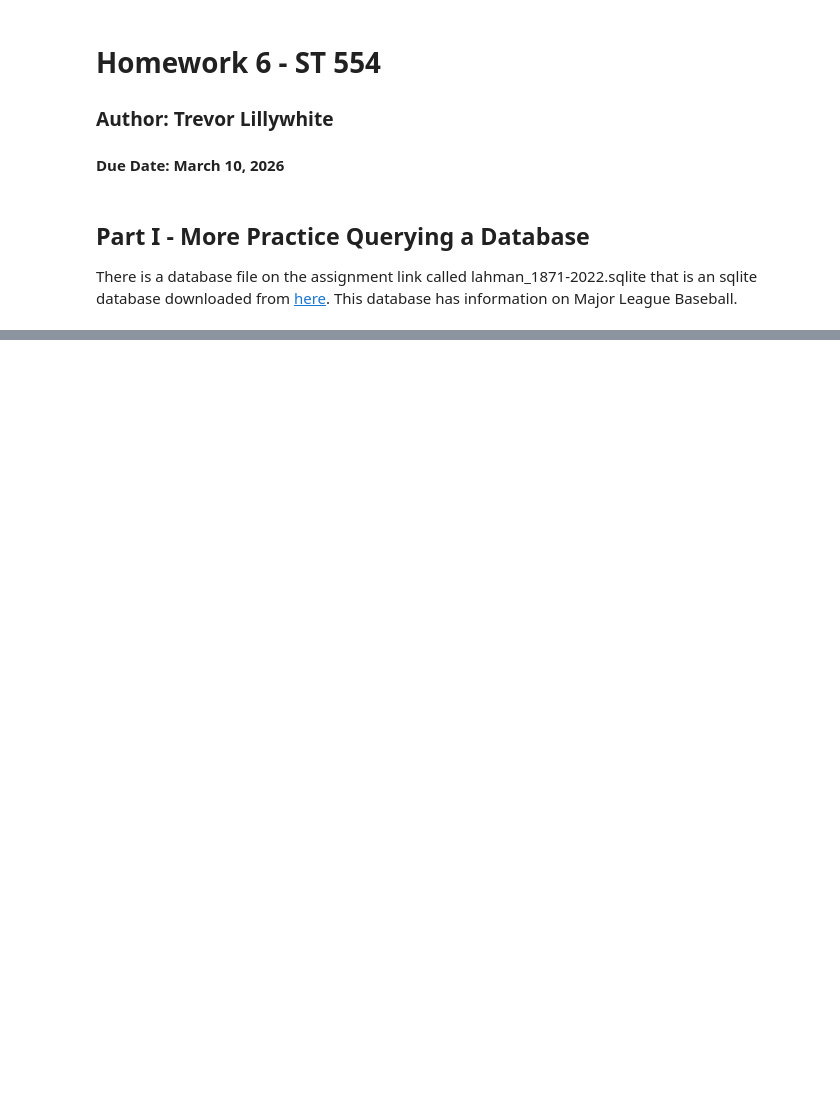
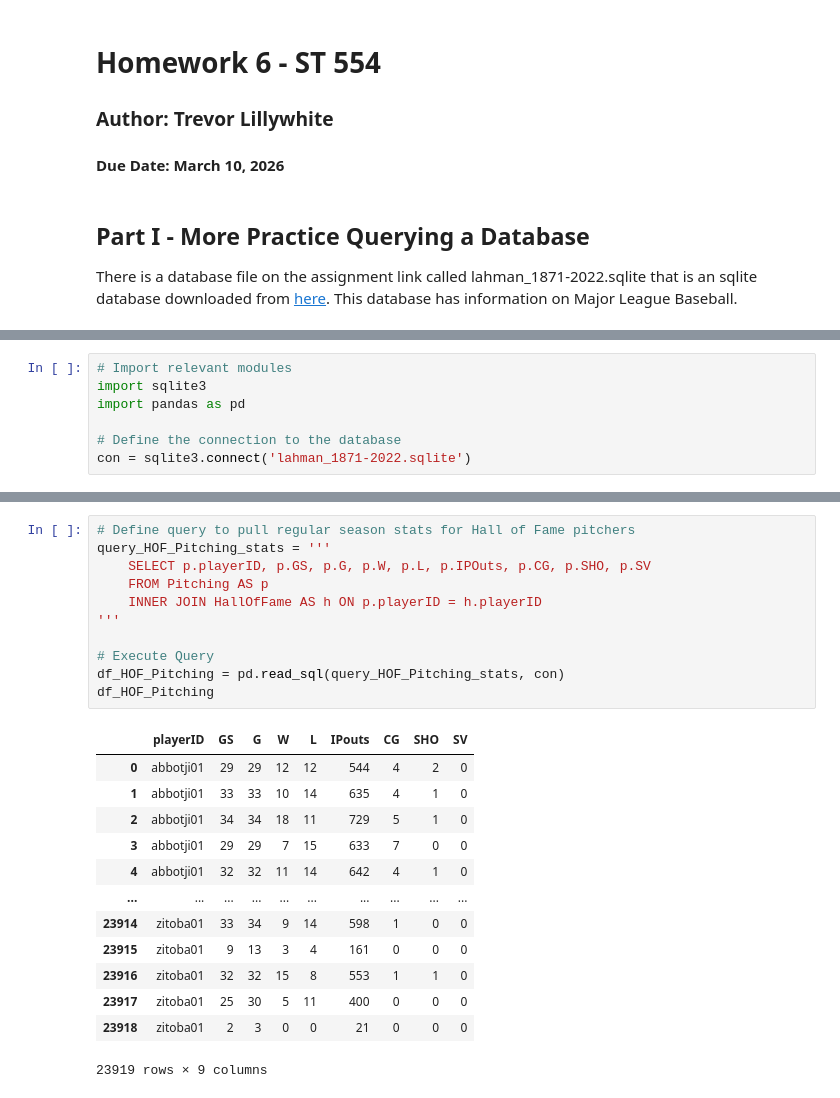
Before and after one commit to trevorlillywhite/HW6_ST554_TrevorLillywhite, a Jupyter notebook: Homework_6_ST_554_Trevor_Lillywhite.ipynb, the cells around one changed output, grey strips where cells are left out. Drawn from its saved outputs; the diff is of its cells as text; blank space fills up the shorter version.

```diff
--- a/Homework_6_ST_554_Trevor_Lillywhite.ipynb
+++ b/Homework_6_ST_554_Trevor_Lillywhite.ipynb
@@ -16,0 +17,7 @@ _Approach:_
+# %%
+# Import relevant modules
+import sqlite3
+import pandas as pd
+
+# Define the connection to the database
+con = sqlite3.connect('lahman_1871-2022.sqlite')
@@ -16,0 +116,25 @@ _Approach:_
+# %%
+# Define query to pull regular season stats for Hall of Fame pitchers
+query_HOF_Pitching_stats = '''
+    SELECT p.playerID, p.GS, p.G, p.W, p.L, p.IPOuts, p.CG, p.SHO, p.SV
+    FROM Pitching AS p
+    INNER JOIN HallOfFame AS h ON p.playerID = h.playerID
+'''
+
+# Execute Query
+df_HOF_Pitching = pd.read_sql(query_HOF_Pitching_stats, con)
+df_HOF_Pitching
+# %% [output]
+|  | playerID | GS | G | W | L | IPouts | CG | SHO | SV |
+| 0 | abbotji01 | 29 | 29 | 12 | 12 | 544 | 4 | 2 | 0 |
+| 1 | abbotji01 | 33 | 33 | 10 | 14 | 635 | 4 | 1 | 0 |
+| 2 | abbotji01 | 34 | 34 | 18 | 11 | 729 | 5 | 1 | 0 |
+| 3 | abbotji01 | 29 | 29 | 7 | 15 | 633 | 7 | 0 | 0 |
+| 4 | abbotji01 | 32 | 32 | 11 | 14 | 642 | 4 | 1 | 0 |
+| ... | ... | ... | ... | ... | ... | ... | ... | ... | ... |
+| 23914 | zitoba01 | 33 | 34 | 9 | 14 | 598 | 1 | 0 | 0 |
+| 23915 | zitoba01 | 9 | 13 | 3 | 4 | 161 | 0 | 0 | 0 |
+| 23916 | zitoba01 | 32 | 32 | 15 | 8 | 553 | 1 | 1 | 0 |
+| 23917 | zitoba01 | 25 | 30 | 5 | 11 | 400 | 0 | 0 | 0 |
+| 23918 | zitoba01 | 2 | 3 | 0 | 0 | 21 | 0 | 0 | 0 |
+23919 rows × 9 columns
```
Also changed, not shown: parts of 16 cells of this notebook.
